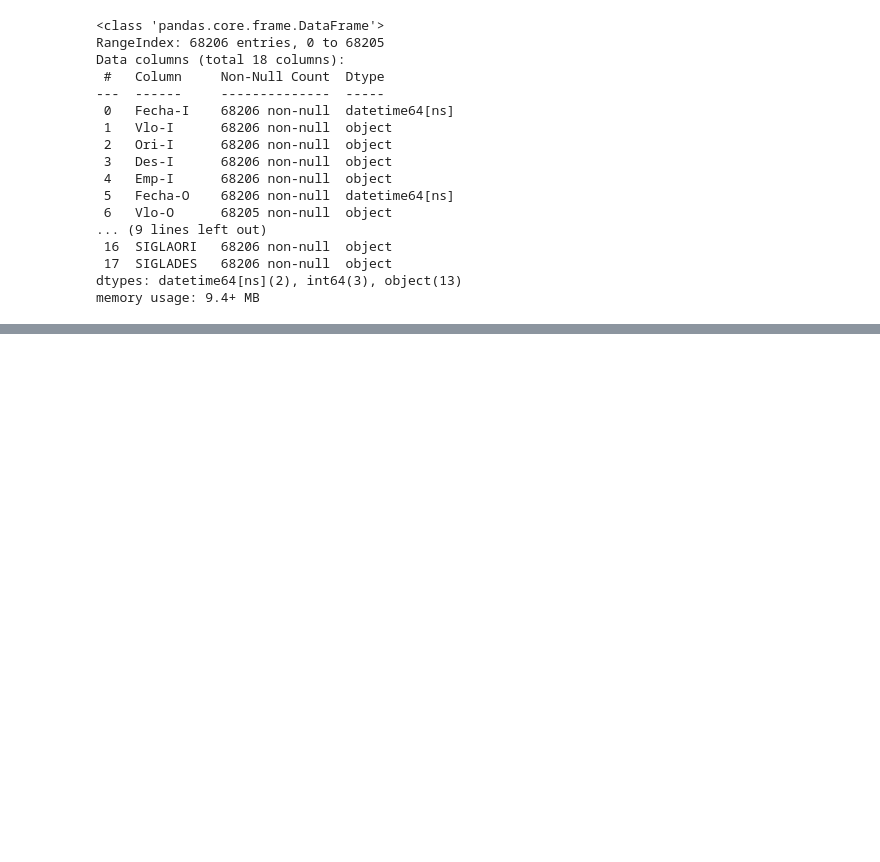
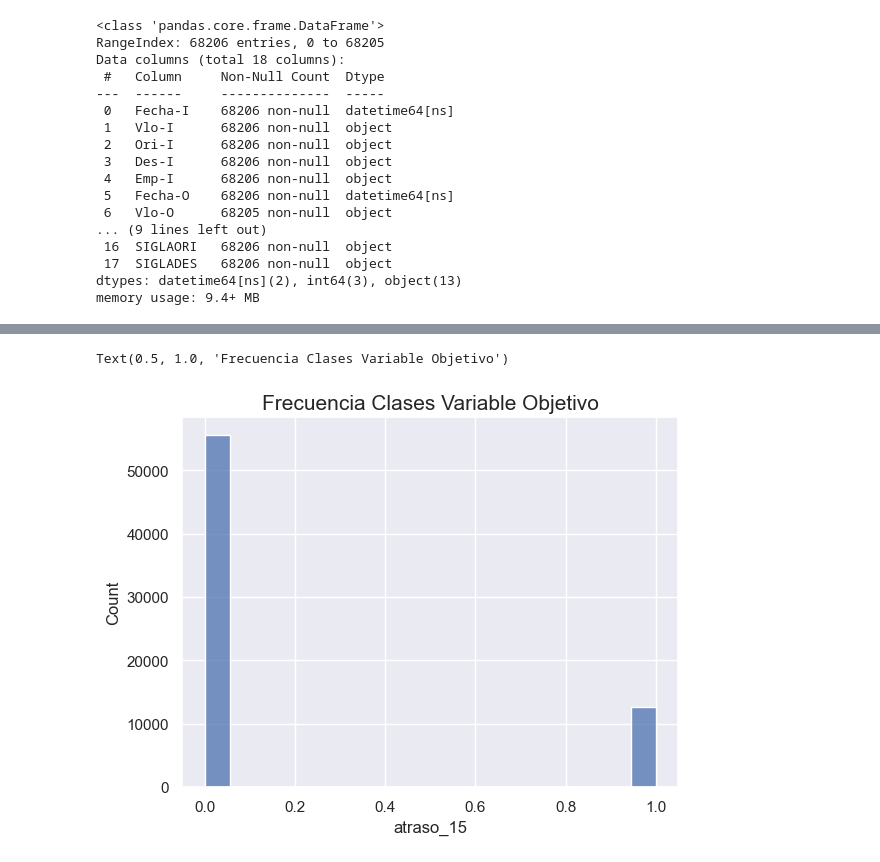
Before and after one commit to clcollao/pred_atraso_vuelos, a Jupyter notebook: pred_atraso_vuelos/prediccion_atraso_vuelos.ipynb, the cells around one changed output, grey strips where cells are left out. Cells and saved outputs as stored; diff of their text form; code cells hidden in the pictures; blank space fills up the shorter version.

```diff
--- a/pred_atraso_vuelos/prediccion_atraso_vuelos.ipynb
+++ b/pred_atraso_vuelos/prediccion_atraso_vuelos.ipynb
@@ -74,0 +241,5 @@ memory usage: 9.4+ MB
+# %%
+# Generar la diferencia en minutos entre la fecha y hora programada y real
+
+df['diff_min'] = (df['Fecha-O'] - df['Fecha-I'])/datetime.timedelta(minutes=1)
+df['atraso_15'] = df['diff_min'].apply(lambda x: 1 if x>15 else 0)
@@ -74,0 +258,8 @@ memory usage: 9.4+ MB
+# %%
+# Visualización frecuencia clases variable objetivo
+
+sns.histplot(data=df, x='atraso_15')
+plt.title('Frecuencia Clases Variable Objetivo', fontsize=15)
+# %% [output]
+Text(0.5, 1.0, 'Frecuencia Clases Variable Objetivo')
+[figure, added]
```
Also changed, not shown: parts of 37 cells of this notebook.
